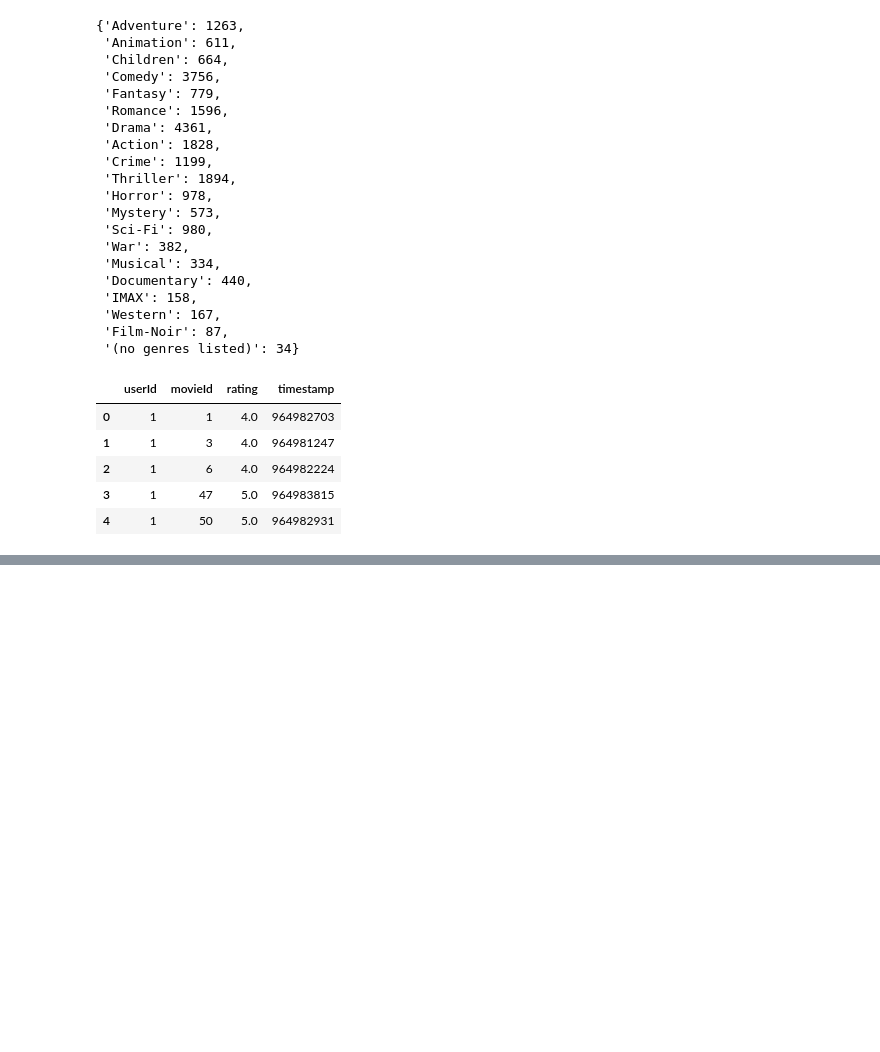
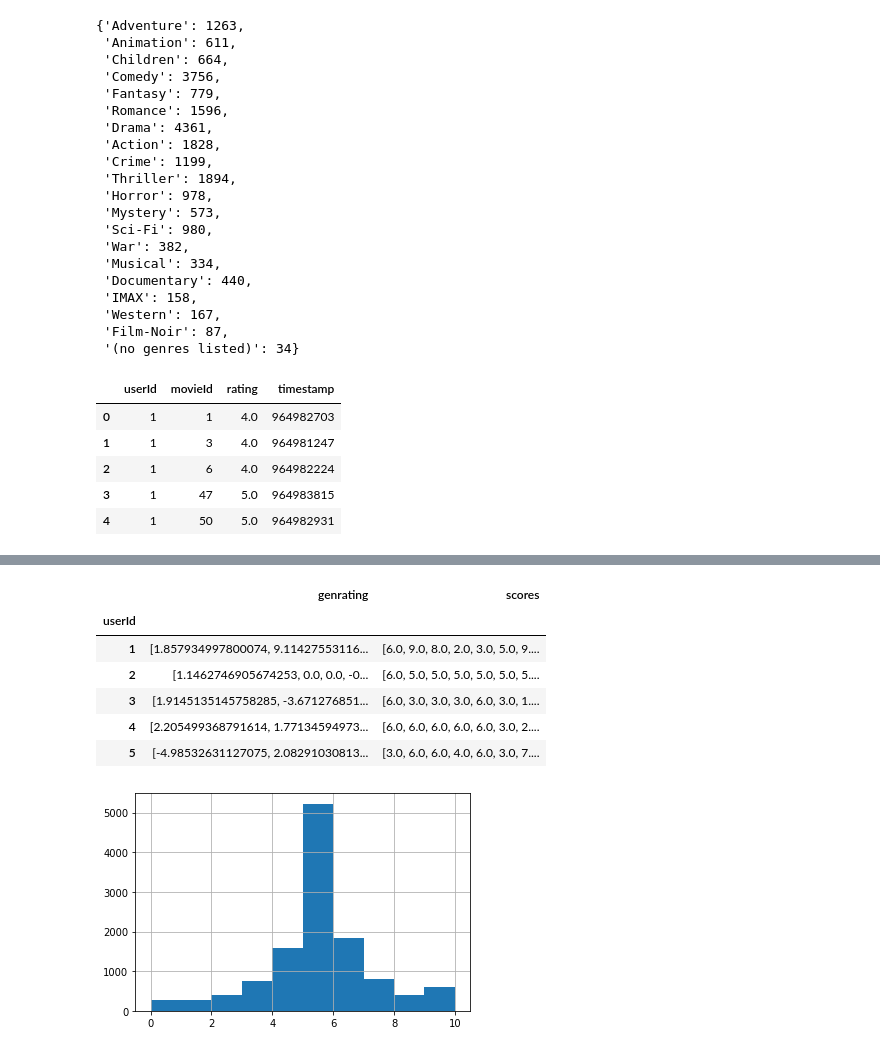
Before and after one commit to jule8198/MABRec, a Jupyter notebook: cleaner.ipynb, the cells around one changed output, grey strips where cells are left out. Cells and saved outputs as stored; diff of their text form; code cells hidden in the pictures; blank space fills up the shorter version.

```diff
--- a/cleaner.ipynb
+++ b/cleaner.ipynb
@@ -93,0 +169,17 @@ NameError: name 'ratings' is not defined
+# %%
+train_scores = train.groupby('userId')['genrating'].sum().to_frame()
+# train_scores.type()
+def gx(genrating):
+    return np.rint((10 / (1 + np.exp(-genrating.astype(float)*0.2)))).astype(object)
+train_scores["scores"] = np.vectorize(gx)(train_scores['genrating'])
+train_scores['scores'].apply(pd.Series).stack().reset_index(drop=True).hist()
+train_scores.head()
+# %% [output]
+|  | genrating | scores |
+| userId |  |  |
+| 1 | [1.857934997800074, 9.11427553116... | [6.0, 9.0, 8.0, 2.0, 3.0, 5.0, 9.... |
+| 2 | [1.1462746905674253, 0.0, 0.0, -0... | [6.0, 5.0, 5.0, 5.0, 5.0, 5.0, 5.... |
+| 3 | [1.9145135145758285, -3.671276851... | [6.0, 3.0, 3.0, 3.0, 6.0, 3.0, 1.... |
+| 4 | [2.205499368791614, 1.77134594973... | [6.0, 6.0, 6.0, 6.0, 6.0, 3.0, 2.... |
+| 5 | [-4.98532631127075, 2.08291030813... | [3.0, 6.0, 6.0, 4.0, 6.0, 3.0, 7.... |
+[figure, added]
```
Also changed, not shown: parts of 11 cells of this notebook, 4 other files.
